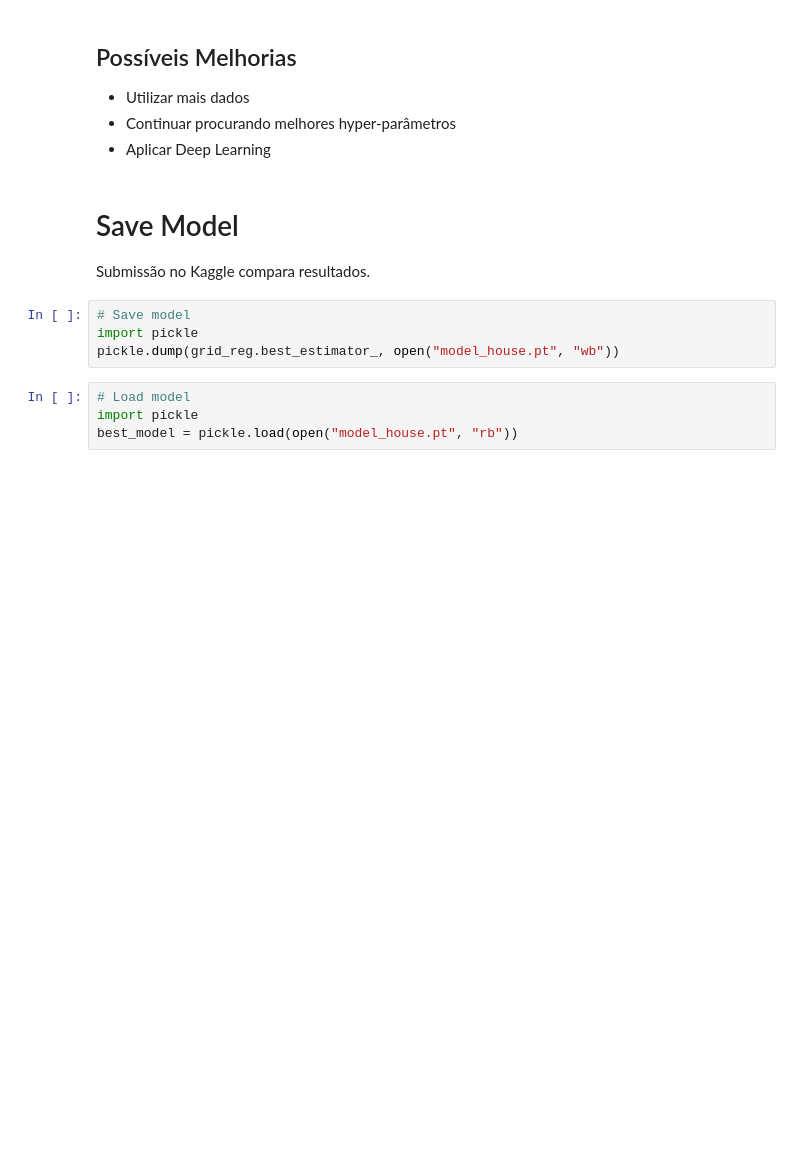
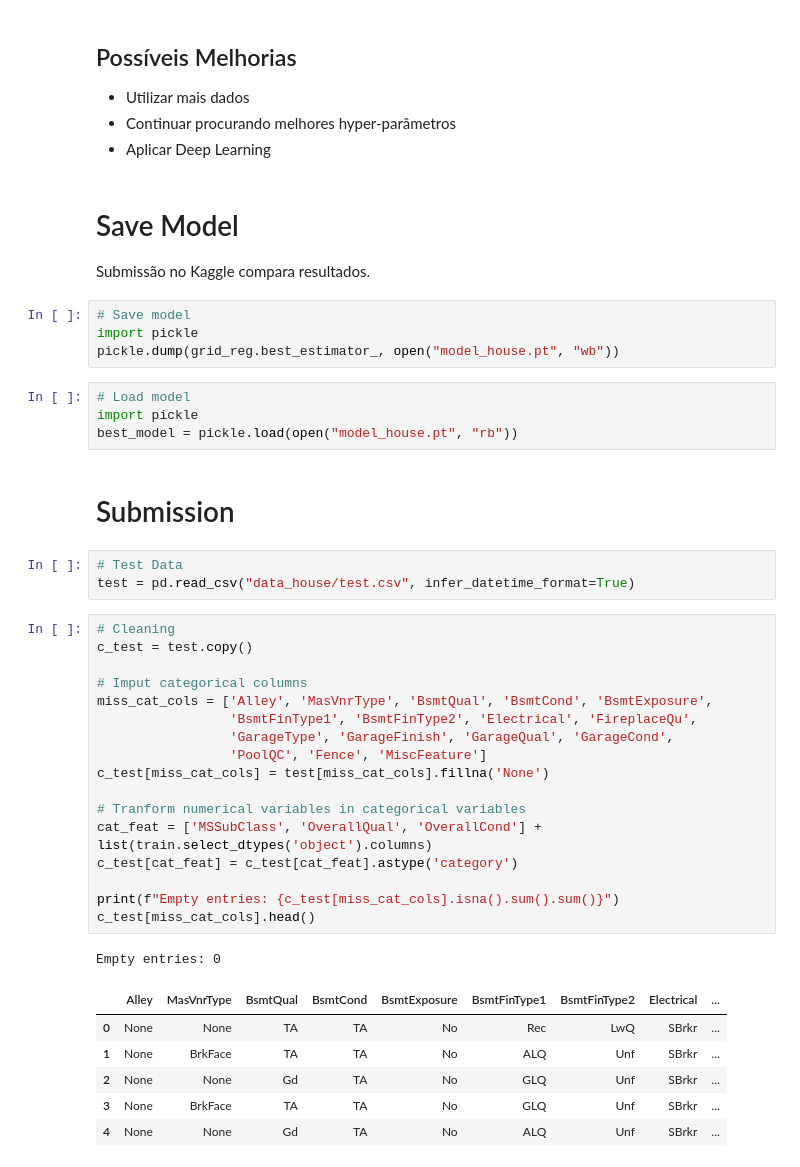
Before and after one commit to Fernandohf/ESIG_Challenge, a Jupyter notebook: HousePrice.ipynb, the cells around one changed output. Cells and saved outputs as stored; diff of their text form; blank space fills up the shorter version.

```diff
--- a/HousePrice.ipynb
+++ b/HousePrice.ipynb
@@ -887,3 +887,33 @@ pickle.dump(grid_reg.best_estimator_, open("model_house.pt", "wb"))
 # Load model
 import pickle
 best_model = pickle.load(open("model_house.pt", "rb"))
+# %% [markdown]
+# Submission
+# %%
+# Test Data
+test = pd.read_csv("data_house/test.csv", infer_datetime_format=True)
+# %%
+# Cleaning
+c_test = test.copy()
+
+# Imput categorical columns
+miss_cat_cols = ['Alley', 'MasVnrType', 'BsmtQual', 'BsmtCond', 'BsmtExposure',
+                 'BsmtFinType1', 'BsmtFinType2', 'Electrical', 'FireplaceQu',
+                 'GarageType', 'GarageFinish', 'GarageQual', 'GarageCond',
+                 'PoolQC', 'Fence', 'MiscFeature']
+c_test[miss_cat_cols] = test[miss_cat_cols].fillna('None')
+
+# Tranform numerical variables in categorical variables
+cat_feat = ['MSSubClass', 'OverallQual', 'OverallCond'] + list(train.select_dtypes('object').columns)
+c_test[cat_feat] = c_test[cat_feat].astype('category')
+
+print(f"Empty entries: {c_test[miss_cat_cols].isna().sum().sum()}")
+c_test[miss_cat_cols].head()
+# %% [output]
+Empty entries: 0
+|  | Alley | MasVnrType | BsmtQual | BsmtCond | BsmtExposure | BsmtFinType1 | BsmtFinType2 | Electrical | ... |
+| 0 | None | None | TA | TA | No | Rec | LwQ | SBrkr | ... |
+| 1 | None | BrkFace | TA | TA | No | ALQ | Unf | SBrkr | ... |
+| 2 | None | None | Gd | TA | No | GLQ | Unf | SBrkr | ... |
+| 3 | None | BrkFace | TA | TA | No | GLQ | Unf | SBrkr | ... |
+| 4 | None | None | Gd | TA | No | ALQ | Unf | SBrkr | ... |
```
Also changed, not shown: parts of 10 cells of this notebook, 5 other files.
